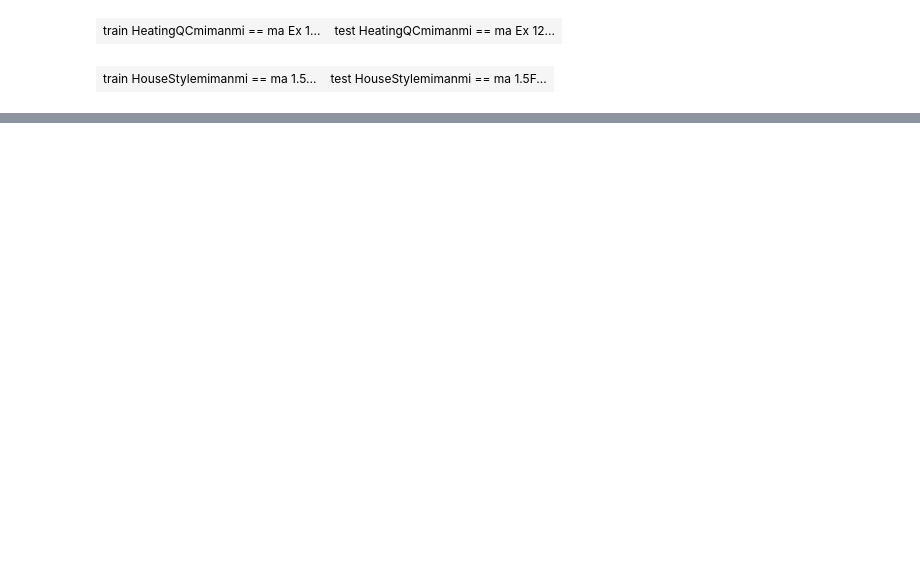
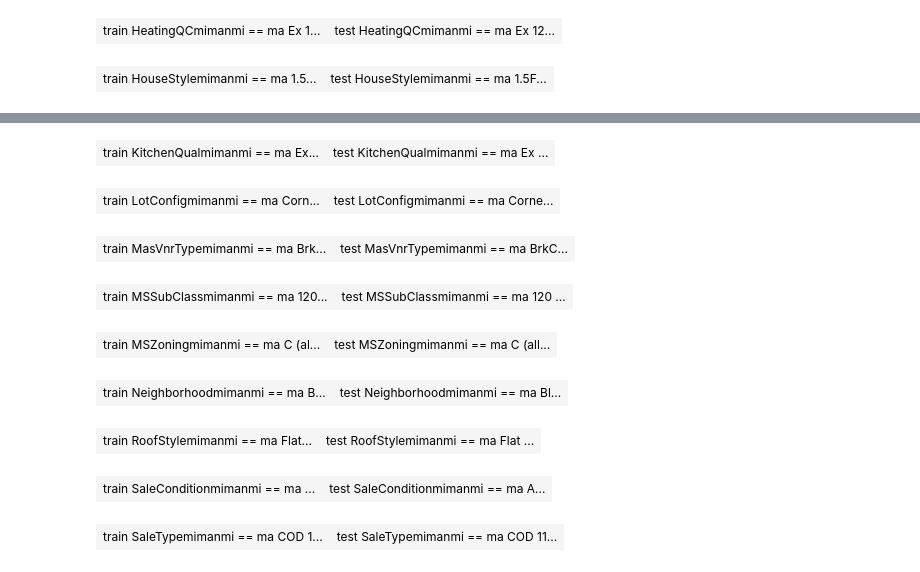
Before and after one commit to MatrixNorm/kaggle, a Jupyter notebook: house-prices/R/notebooks/char_to_numeric_1.ipynb, the cells around one changed output, grey strips where cells are left out. Cells and saved outputs as stored; diff of their text form; code cells hidden in the pictures; blank space fills up the shorter version.

```diff
--- a/house-prices/R/notebooks/char_to_numeric_1.ipynb
+++ b/house-prices/R/notebooks/char_to_numeric_1.ipynb
@@ -440,0 +193,28 @@ xxx2 <- function(attrName, newAttrName) {
+# %%
+type2(KitchenQual, kitchen_qual)
+type2(LotConfig, lot_config)
+# %% [output]
+| train KitchenQualmimanmi == ma Ex... | test KitchenQualmimanmi == ma Ex ... |
+| train LotConfigmimanmi == ma Corn... | test LotConfigmimanmi == ma Corne... |
+# %%
+type2(MasVnrType, masonry_veneer_type)
+type2(MSSubClass, ms_sub_class)
+# %% [output]
+| train MasVnrTypemimanmi == ma Brk... | test MasVnrTypemimanmi == ma BrkC... |
+| train MSSubClassmimanmi == ma 120... | test MSSubClassmimanmi == ma 120 ... |
+# %%
+type2(MSZoning, ms_zoning)
+type2(Neighborhood, nbhood)
+# %% [output]
+| train MSZoningmimanmi == ma C (al... | test MSZoningmimanmi == ma C (all... |
+| train Neighborhoodmimanmi == ma B... | test Neighborhoodmimanmi == ma Bl... |
+# %%
+type2(RoofStyle, roof_style)
+type2(SaleCondition, sale_cond)
+# %% [output]
+| train RoofStylemimanmi == ma Flat... | test RoofStylemimanmi == ma Flat ... |
+| train SaleConditionmimanmi == ma ... | test SaleConditionmimanmi == ma A... |
+# %%
+type2(SaleType, sale_type)
+# %% [output]
+| train SaleTypemimanmi == ma COD 1... | test SaleTypemimanmi == ma COD 11... |
```
Also changed, not shown: parts of 10 cells of this notebook, 1 other file.
